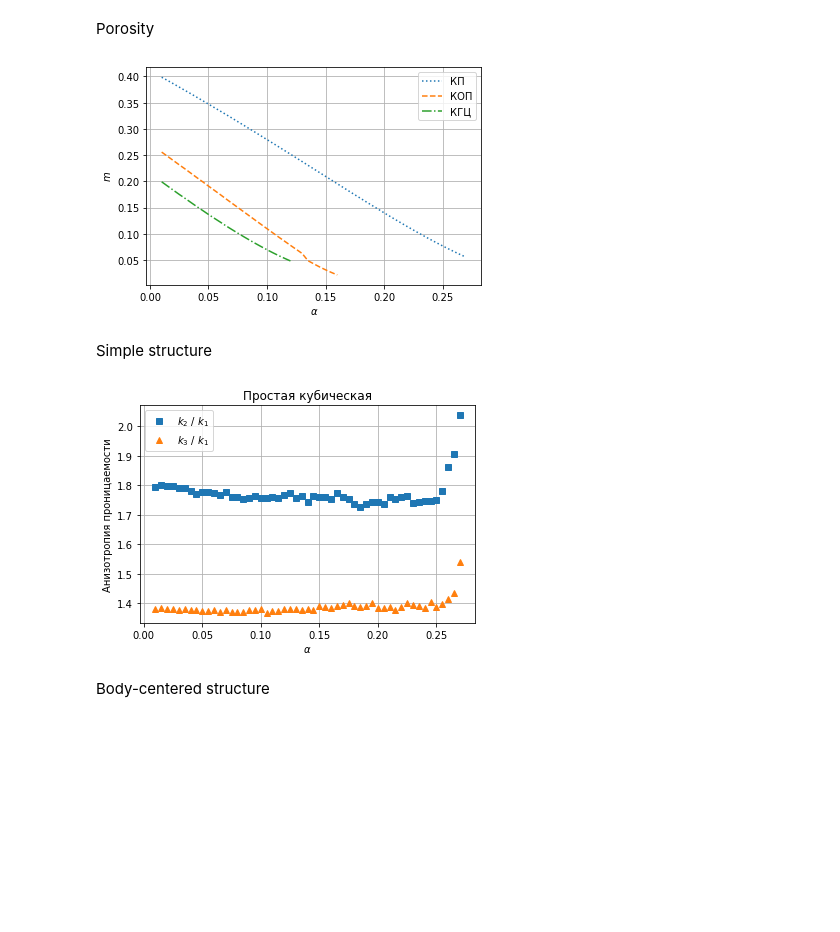
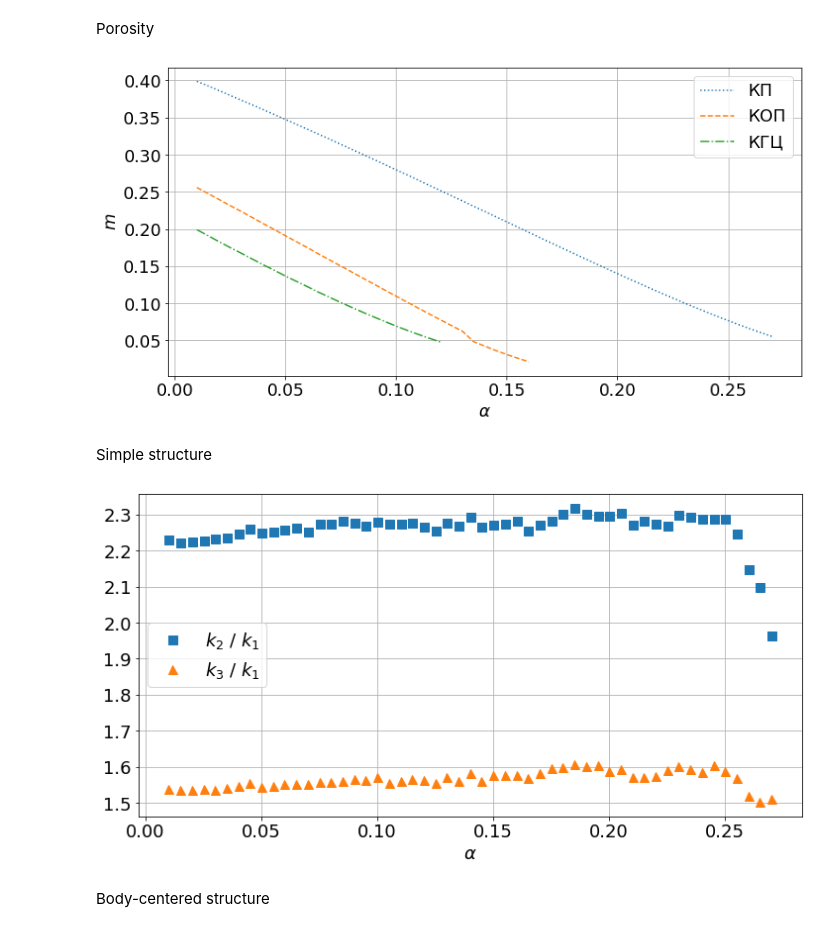
Before and after one commit to L-Nafaryus/anisotropy, a Jupyter notebook: data/analyze.ipynb, the cells around one changed output. Saved outputs shown, nothing was run; the diff lists cells and outputs as text; code cells hidden in the pictures; blank space fills up the shorter version.

Commit message:
new: data resources

```diff
--- a/data/analyze.ipynb
+++ b/data/analyze.ipynb
@@ -97,29 +118,39 @@ def filter_group(arr, nan = True, qhigh = True):
             limit -= 1
 
     return temp
+# %%
+plt.rcParams.update({
+    "font.size": 18,
+    "lines.markersize": 9.0,
+    "lines.linewidth": 3
+})
+savefig = True
+anisotropy = pd.DataFrame({"simple": None, "bodyCentered": None, "faceCentered": None}, index = ["A21", "A31"])
 # %% [markdown]
 Porosity
 # %%
 df = load_data(execution, "porosity")
 alpha = df["alpha"].unique()
 simple = df[df.label == "simple"][df.direction == "[0.0, 0.0, 1.0]"]["porosity"].to_numpy()
 bodyCentered = df[df.label == "bodyCentered"][df.direction == "[0.0, 0.0, 1.0]"]["porosity"].to_numpy()
 faceCentered = df[df.label == "faceCentered"][df.direction == "[0.0, 0.0, 1.0]"]["porosity"].to_numpy()
 
-fig, ax = plt.subplots(nrows = 1, ncols = 1)
+fig, ax = plt.subplots(nrows = 1, ncols = 1, figsize = (12, 6))
+
 ax.plot(alpha, np.pad(simple, (0, alpha.size - simple.size), 'constant', constant_values = np.nan), ":", label = "КП")
 ax.plot(alpha, np.pad(bodyCentered, (0, alpha.size - bodyCentered.size), 'constant', constant_values = np.nan), "--", label = "КОП")
 ax.plot(alpha, np.pad(faceCentered, (0, alpha.size - faceCentered.size), 'constant', constant_values = np.nan), "-.", label = "КГЦ")
 plt.legend()
 plt.grid(True)
 plt.xlabel(r"$\alpha$")
 plt.ylabel(r"$m$")
 plt.show()
 
 if savefig:
-    fig.savefig("porosity-rounded.png")
+    fig.tight_layout()
+    fig.savefig("porosity-rounded.tiff")
 # %% [output]
-[figure, old version]
+[figure, new version]
 # %% [markdown]
 Simple structure
 # %%
@@ -127,25 +158,25 @@ df = load_data(execution, "flowRate")
 simple = df[df.label == "simple"].groupby(df.direction)
 alpha = simple.get_group("[0.0, 0.0, 1.0]")["alpha"].to_numpy()
 
-anisotropy_21 = 2 * simple.get_group('[0.0, 0.0, 1.0]')["flowRate"].to_numpy() / simple.get_group('[1.0, 0.0, 0.0]')["flowRate"].to_numpy()
-anisotropy_31 = 2 * simple.get_group('[1.0, 1.0, 1.0]')["flowRate"].to_numpy() / simple.get_group('[1.0, 0.0, 0.0]')["flowRate"].to_numpy()
+k1 = (permeability("simple", "[0.0, 0.0, 1.0]"))
+k2 = (permeability("simple", "[1.0, 0.0, 0.0]"))
+k3 = (permeability("simple", "[1.0, 1.0, 1.0]"))
+
 #poly = np.polynomial.Polynomial.fit(alpha, anisotropy_21, 1)
 
-anisotropy_21 = filter_group(anisotropy_21, qhigh = False)
-anisotropy_31 = filter_group(anisotropy_31, qhigh = False)
-
-fig, ax = plt.subplots(nrows = 1, ncols = 1)
-ax.plot(alpha, anisotropy_21, "s", label = "$k_2$ / $k_1$")
-ax.plot(alpha, anisotropy_31, "^", label = "$k_3$ / $k_1$")
+fig, ax = plt.subplots(nrows = 1, ncols = 1, figsize = (12, 6))
+ax.plot(alpha, k2 / k1, "s", label = "$k_2$ / $k_1$")
+ax.plot(alpha, k3 / k1, "^", label = "$k_3$ / $k_1$")
 #ax.plot(alpha, poly(alpha), "-")
 plt.legend()
 plt.grid(True)
 plt.xlabel(r"$\alpha$")
-plt.ylabel("Анизотропия проницаемости")
-plt.title("Простая кубическая")
+#plt.ylabel("Анизотропия проницаемости")
+#plt.title("Простая кубическая")
 plt.show()
 
 if savefig:
-    fig.savefig("anisotropy-simple.png")
+    fig.tight_layout()
+    fig.savefig("anisotropy-simple.tiff")
 # %% [output]
-[figure, old version]
+[figure, new version]
```
Also changed, not shown: parts of 20 cells of this notebook, 3 other files.
